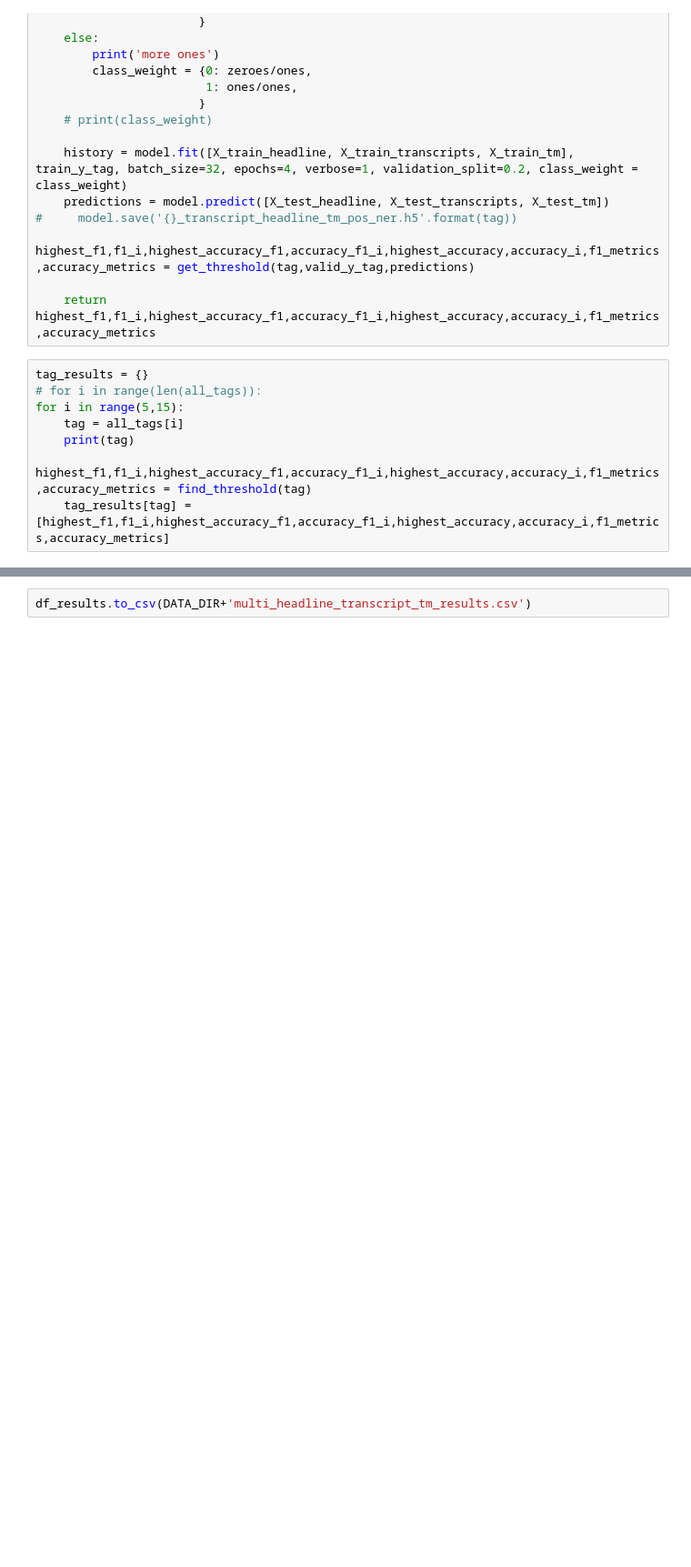
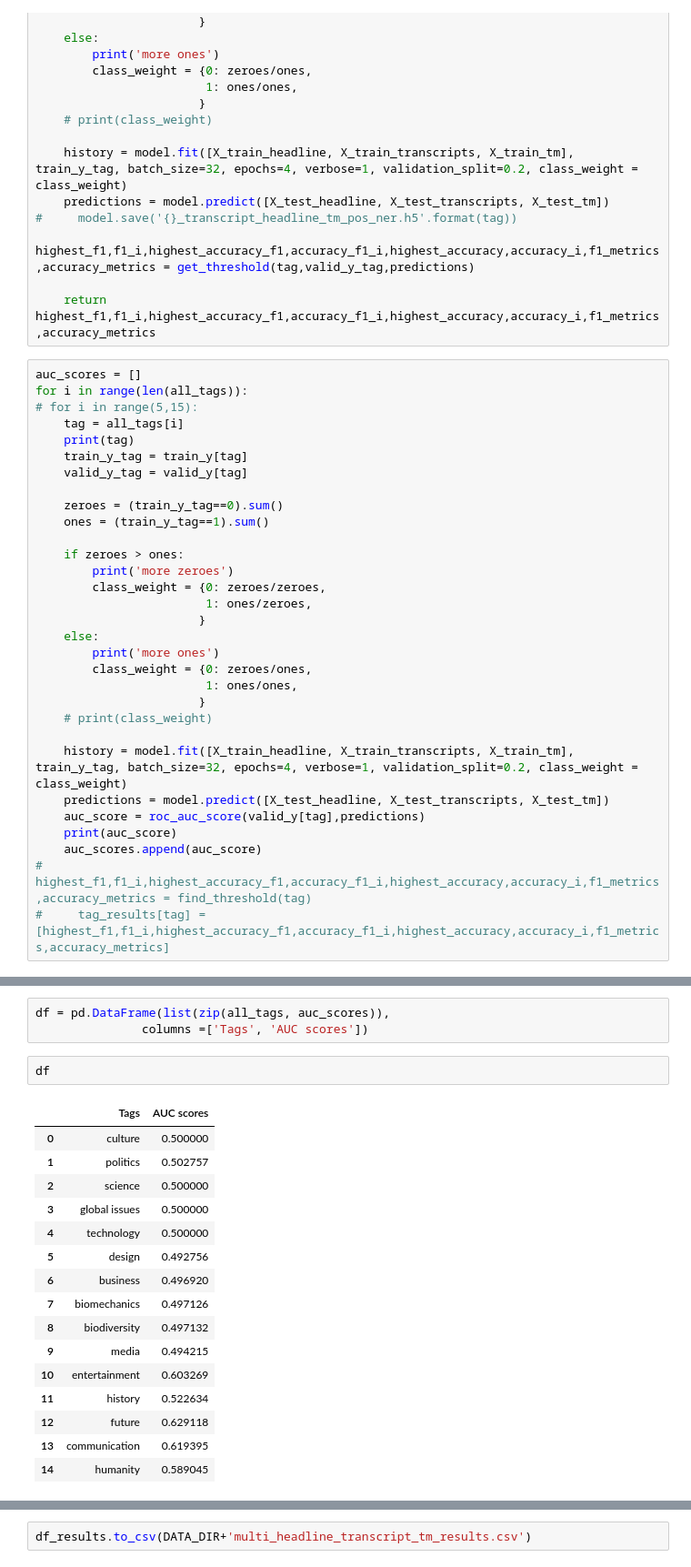
Before and after one commit to GlennChia/50_038_cds_project, a Jupyter notebook: notebooks/models/18_dl_binary_relevance_multi_headline_transcript_tm.ipynb, the cells around one changed output, grey strips where cells are left out. Shown: that part at 91% size. Drawn from its saved outputs; the diff is of its cells as text; blank space fills up the shorter version.

Commit message:
AUC score

```diff
--- a/notebooks/models/18_dl_binary_relevance_multi_headline_transcript_tm.ipynb
+++ b/notebooks/models/18_dl_binary_relevance_multi_headline_transcript_tm.ipynb
@@ -839,11 +841,34 @@ def find_threshold(tag):
 
     return highest_f1,f1_i,highest_accuracy_f1,accuracy_f1_i,highest_accuracy,accuracy_i,f1_metrics,accuracy_metrics
 # %%
-tag_results = {}
-# for i in range(len(all_tags)):
-for i in range(5,15):
+auc_scores = []
+for i in range(len(all_tags)):
+# for i in range(5,15):
     tag = all_tags[i]
     print(tag)
-    highest_f1,f1_i,highest_accuracy_f1,accuracy_f1_i,highest_accuracy,accuracy_i,f1_metrics,accuracy_metrics = find_threshold(tag)
-    tag_results[tag] = [highest_f1,f1_i,highest_accuracy_f1,accuracy_f1_i,highest_accuracy,accuracy_i,f1_metrics,accuracy_metrics]
+    train_y_tag = train_y[tag]
+    valid_y_tag = valid_y[tag]
+
+    zeroes = (train_y_tag==0).sum()
+    ones = (train_y_tag==1).sum()
+
+    if zeroes > ones:
+        print('more zeroes')
+        class_weight = {0: zeroes/zeroes,
+                        1: ones/zeroes,
+                       }
+    else:
+        print('more ones')
+        class_weight = {0: zeroes/ones,
+                        1: ones/ones,
+                       }
+    # print(class_weight)
+
+    history = model.fit([X_train_headline, X_train_transcripts, X_train_tm], train_y_tag, batch_size=32, epochs=4, verbose=1, validation_split=0.2, class_weight = class_weight)
+    predictions = model.predict([X_test_headline, X_test_transcripts, X_test_tm])
+    auc_score = roc_auc_score(valid_y[tag],predictions)
+    print(auc_score)
+    auc_scores.append(auc_score)
+#     highest_f1,f1_i,highest_accuracy_f1,accuracy_f1_i,highest_accuracy,accuracy_i,f1_metrics,accuracy_metrics = find_threshold(tag)
+#     tag_results[tag] = [highest_f1,f1_i,highest_accuracy_f1,accuracy_f1_i,highest_accuracy,accuracy_i,f1_metrics,accuracy_metrics]
 # %% [output]
@@ -866,0 +892,22 @@ Epoch 4/4
+# %%
+df = pd.DataFrame(list(zip(all_tags, auc_scores)),
+               columns =['Tags', 'AUC scores'])
+# %%
+df
+# %% [output]
+|  | Tags | AUC scores |
+| 0 | culture | 0.500000 |
+| 1 | politics | 0.502757 |
+| 2 | science | 0.500000 |
+| 3 | global issues | 0.500000 |
+| 4 | technology | 0.500000 |
+| 5 | design | 0.492756 |
+| 6 | business | 0.496920 |
+| 7 | biomechanics | 0.497126 |
+| 8 | biodiversity | 0.497132 |
+| 9 | media | 0.494215 |
+| 10 | entertainment | 0.603269 |
+| 11 | history | 0.522634 |
+| 12 | future | 0.629118 |
+| 13 | communication | 0.619395 |
+| 14 | humanity | 0.589045 |
```
Also changed, not shown: parts of 8 cells of this notebook.
